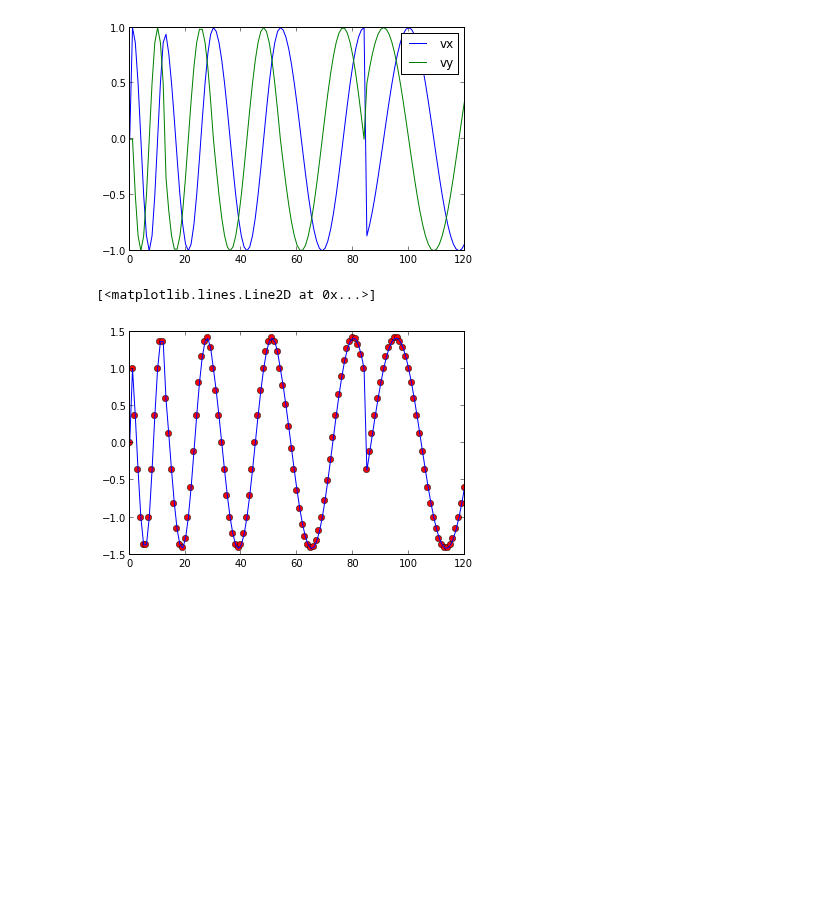
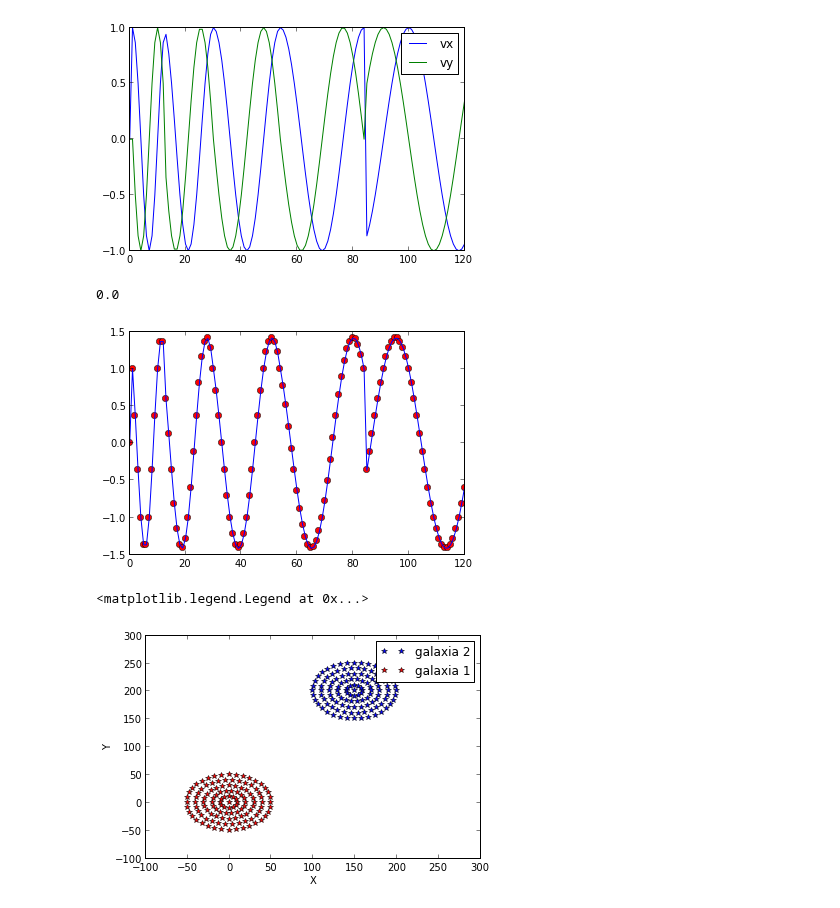
Before and after one commit to daniel-lozano/tarea6, a Jupyter notebook: datos_iniciales.ipynb, the cells around one changed output. Saved outputs shown, nothing was run; the diff lists cells and outputs as text; code cells hidden in the pictures; blank space fills up the shorter version.

```diff
--- a/datos_iniciales.ipynb
+++ b/datos_iniciales.ipynb
@@ -8,6 +8,7 @@ Welcome to pylab, a matplotlib-based Python environment [backend: module://IPyth
 For more information, type 'help(pylab)'.
 # %%
 archivo=np.loadtxt(open("datos_iniciales.txt","r"))
+archivo1=np.loadtxt(open("datos_iniciales_galaxia2.txt","r"))
 # %% [markdown]
 ##
 Se tiene los datos iniciales graficados
@@ -101,9 +102,39 @@ existen saltos en la grafica debido a que se grafica la velocidad con los saltos
 
 """
 
-v=vx+vy
+v=(vx+vy)
 plot(v,"ro")
 plot(v)
+print v[0]
 # %% [output]
-[<matplotlib.lines.Line2D at 0x...>]
+0.0
 [figure]
+# %%
+x_=archivo1[:,1]
+y_=archivo1[:,2]
+vx_=archivo1[:,3]
+vy_=archivo1[:,4]
+
+
+#orbita 1, prueva de si estan bien
+x1_=np.empty(12)
+vx1_=np.empty(12)
+y1_=np.empty(12)
+vy1_=np.empty(12)
+#orbita 1
+for i in range (12):
+    x1_[i]=x_[i+1]
+    y1_[i]=y_[i+1]
+    vx1_[i]=vx_[i+1]
+    vy1_[i]=vy_[i+1]
+
+plot(x_,y_,"*b",label="galaxia 2")
+plot(x,y,"*r",label="galaxia 1")
+xlim(-100,300)
+ylim(-100,300)
+xlabel("X")
+ylabel("Y")
+legend()
+# %% [output]
+<matplotlib.legend.Legend at 0x...>
+[figure, added]
```
Also changed, not shown: parts of 1 cell of this notebook, 12 other files.
